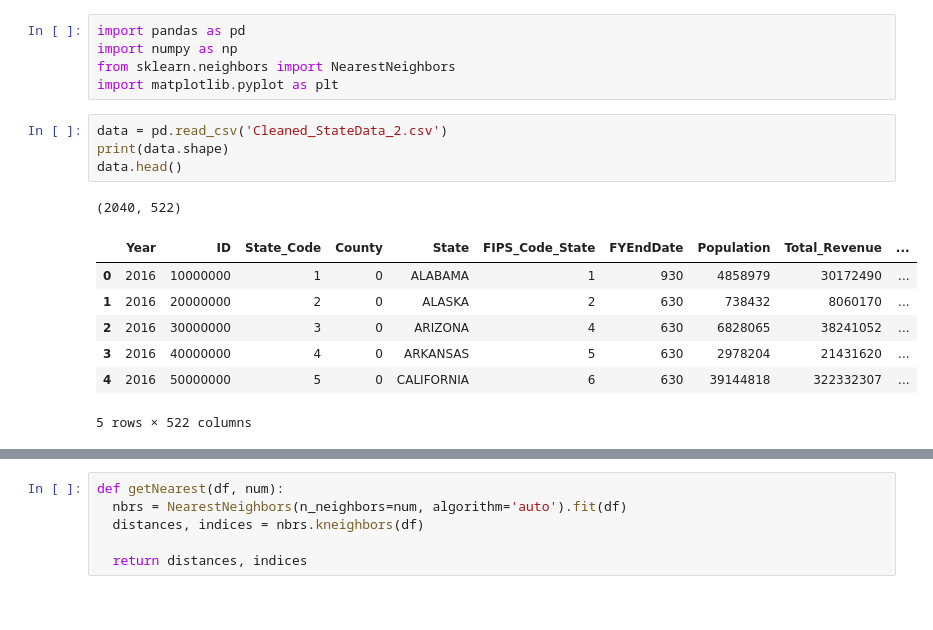
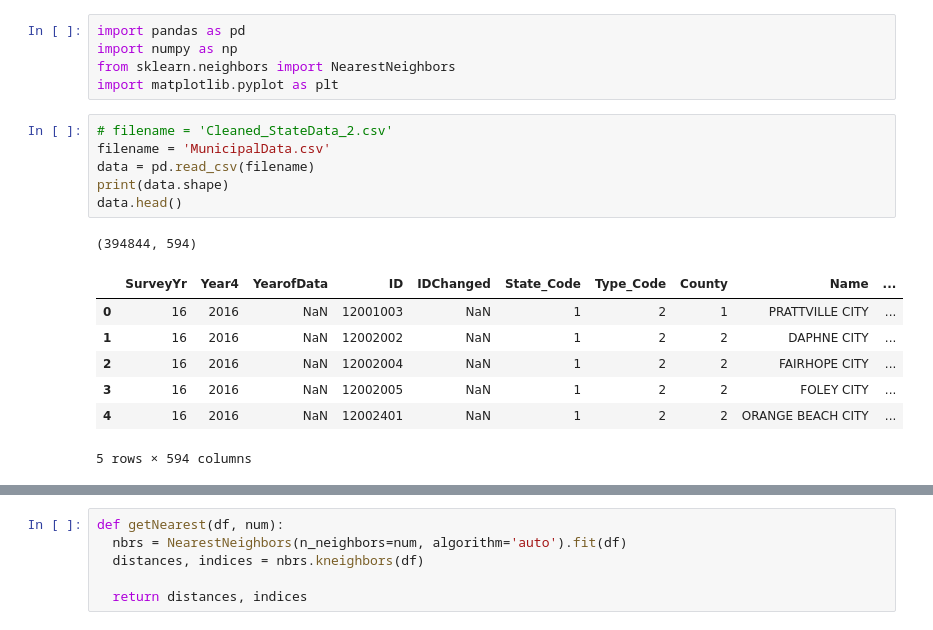
Before and after one commit to TruthTreeASD/ml, a Jupyter notebook: ASD_clustering2.ipynb, the cells around one changed output, grey strips where cells are left out. Saved outputs shown, nothing was run; the diff lists cells and outputs as text.

```diff
--- a/ASD_clustering2.ipynb
+++ b/ASD_clustering2.ipynb
@@ -6,15 +6,17 @@ import numpy as np
 from sklearn.neighbors import NearestNeighbors
 import matplotlib.pyplot as plt
 # %%
-data = pd.read_csv('Cleaned_StateData_2.csv')
+# filename = 'Cleaned_StateData_2.csv'
+filename = 'MunicipalData.csv'
+data = pd.read_csv(filename)
 print(data.shape)
 data.head()
 # %% [output]
-(2040, 522)
+(394844, 594)
-|  | Year | ID | State_Code | County | State | FIPS_Code_State | FYEndDate | Population | Total_Revenue | ... |
-| 0 | 2016 | 10000000 | 1 | 0 | ALABAMA | 1 | 930 | 4858979 | 30172490 | ... |
-| 1 | 2016 | 20000000 | 2 | 0 | ALASKA | 2 | 630 | 738432 | 8060170 | ... |
-| 2 | 2016 | 30000000 | 3 | 0 | ARIZONA | 4 | 630 | 6828065 | 38241052 | ... |
-| 3 | 2016 | 40000000 | 4 | 0 | ARKANSAS | 5 | 630 | 2978204 | 21431620 | ... |
-| 4 | 2016 | 50000000 | 5 | 0 | CALIFORNIA | 6 | 630 | 39144818 | 322332307 | ... |
+|  | SurveyYr | Year4 | YearofData | ID | IDChanged | State_Code | Type_Code | County | Name | ... |
+| 0 | 16 | 2016 | NaN | 12001003 | NaN | 1 | 2 | 1 | PRATTVILLE CITY | ... |
+| 1 | 16 | 2016 | NaN | 12002002 | NaN | 1 | 2 | 2 | DAPHNE CITY | ... |
+| 2 | 16 | 2016 | NaN | 12002004 | NaN | 1 | 2 | 2 | FAIRHOPE CITY | ... |
+| 3 | 16 | 2016 | NaN | 12002005 | NaN | 1 | 2 | 2 | FOLEY CITY | ... |
+| 4 | 16 | 2016 | NaN | 12002401 | NaN | 1 | 2 | 2 | ORANGE BEACH CITY | ... |
-5 rows × 522 columns
+5 rows × 594 columns
```
Also changed, not shown: parts of 33 cells of this notebook.
